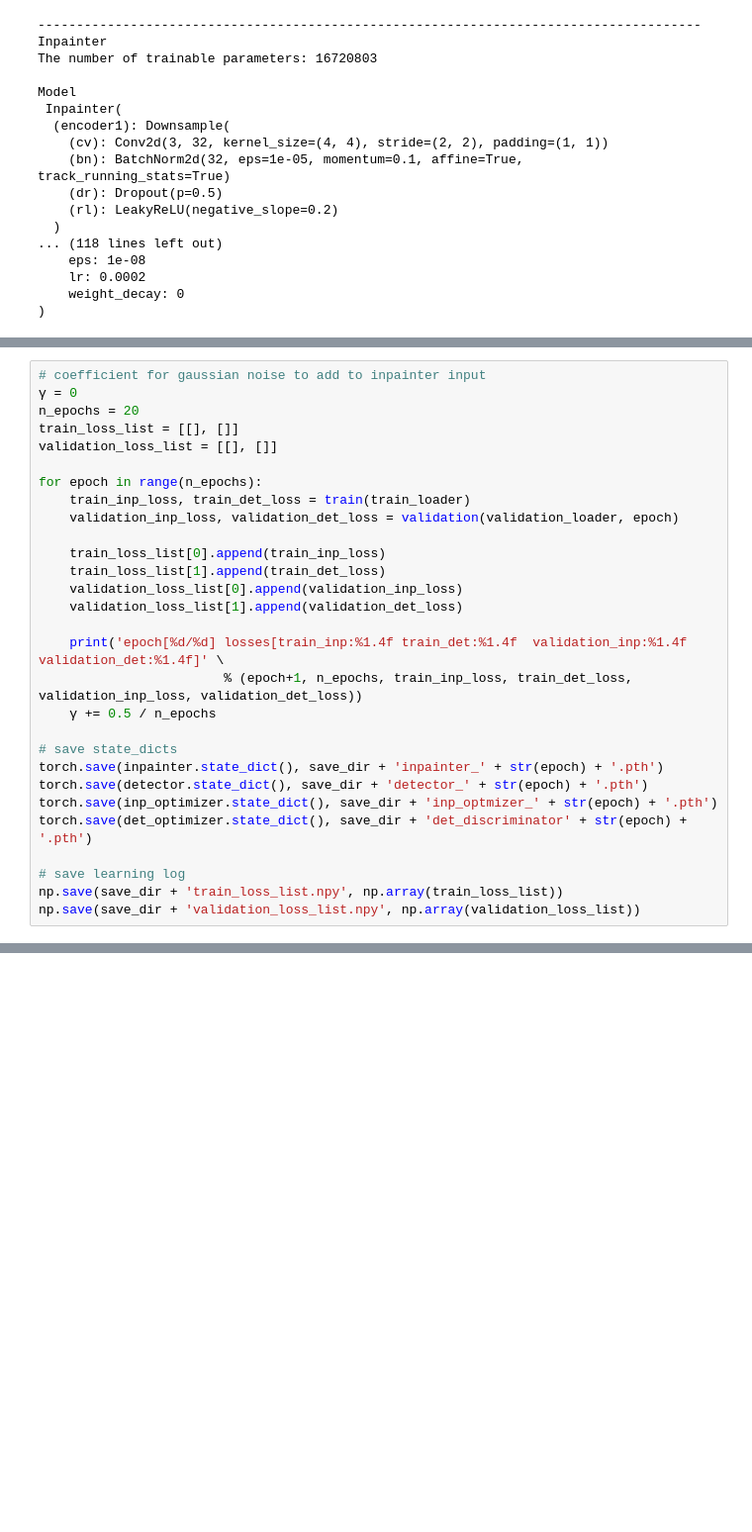
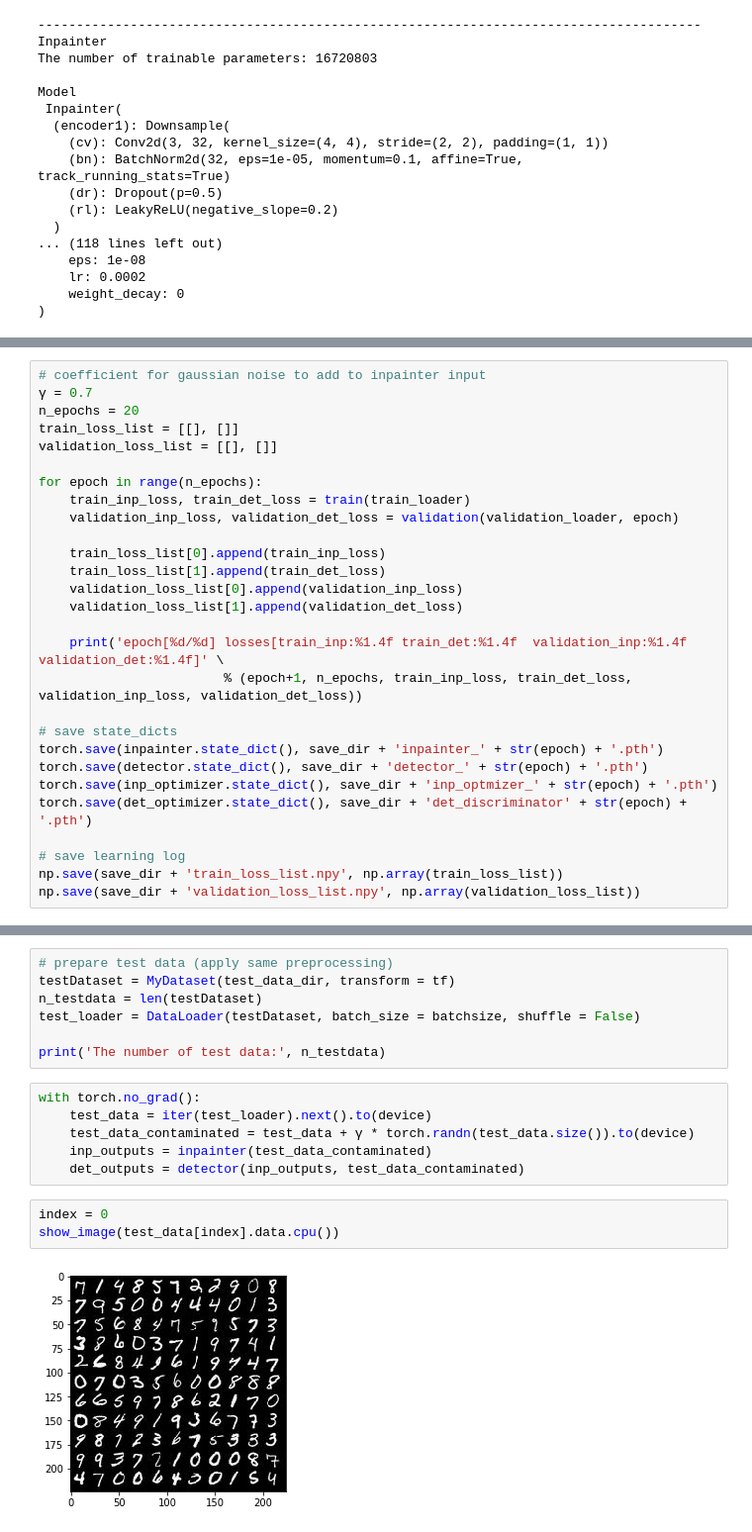
Before and after one commit to cross32768/AVID-Adversarial-Visual-Irregularity-Detection, a Jupyter notebook: AVID.ipynb, the cells around one changed output, grey strips where cells are left out. Shown at 99% size. Drawn from its saved outputs; the diff is of its cells as text; blank space fills up the shorter version.

```diff
--- a/AVID.ipynb
+++ b/AVID.ipynb
@@ -404,7 +409,7 @@ def validation(data_loader, epoch):
     return average_inpainter_loss, average_detector_loss
 # %%
 # coefficient for gaussian noise to add to inpainter input
-γ = 0
+γ = 0.7
 n_epochs = 20
 train_loss_list = [[], []]
 validation_loss_list = [[], []]
@@ -420,7 +425,6 @@ for epoch in range(n_epochs):
 
     print('epoch[%d/%d] losses[train_inp:%1.4f train_det:%1.4f  validation_inp:%1.4f validation_det:%1.4f]' \
                         % (epoch+1, n_epochs, train_inp_loss, train_det_loss, validation_inp_loss, validation_det_loss))
-    γ += 0.5 / n_epochs
 
 # save state_dicts
 torch.save(inpainter.state_dict(), save_dir + 'inpainter_' + str(epoch) + '.pth')
@@ -437,0 +476,18 @@ KeyboardInterrupt:
+# %%
+# prepare test data (apply same preprocessing)
+testDataset = MyDataset(test_data_dir, transform = tf)
+n_testdata = len(testDataset)
+test_loader = DataLoader(testDataset, batch_size = batchsize, shuffle = False)
+
+print('The number of test data:', n_testdata)
+# %%
+with torch.no_grad():
+    test_data = iter(test_loader).next().to(device)
+    test_data_contaminated = test_data + γ * torch.randn(test_data.size()).to(device)
+    inp_outputs = inpainter(test_data_contaminated)
+    det_outputs = detector(inp_outputs, test_data_contaminated)
+# %%
+index = 0
+show_image(test_data[index].data.cpu())
+# %% [output]
+[figure, added]
```
Also changed, not shown: parts of 12 cells of this notebook, 1 other file.
